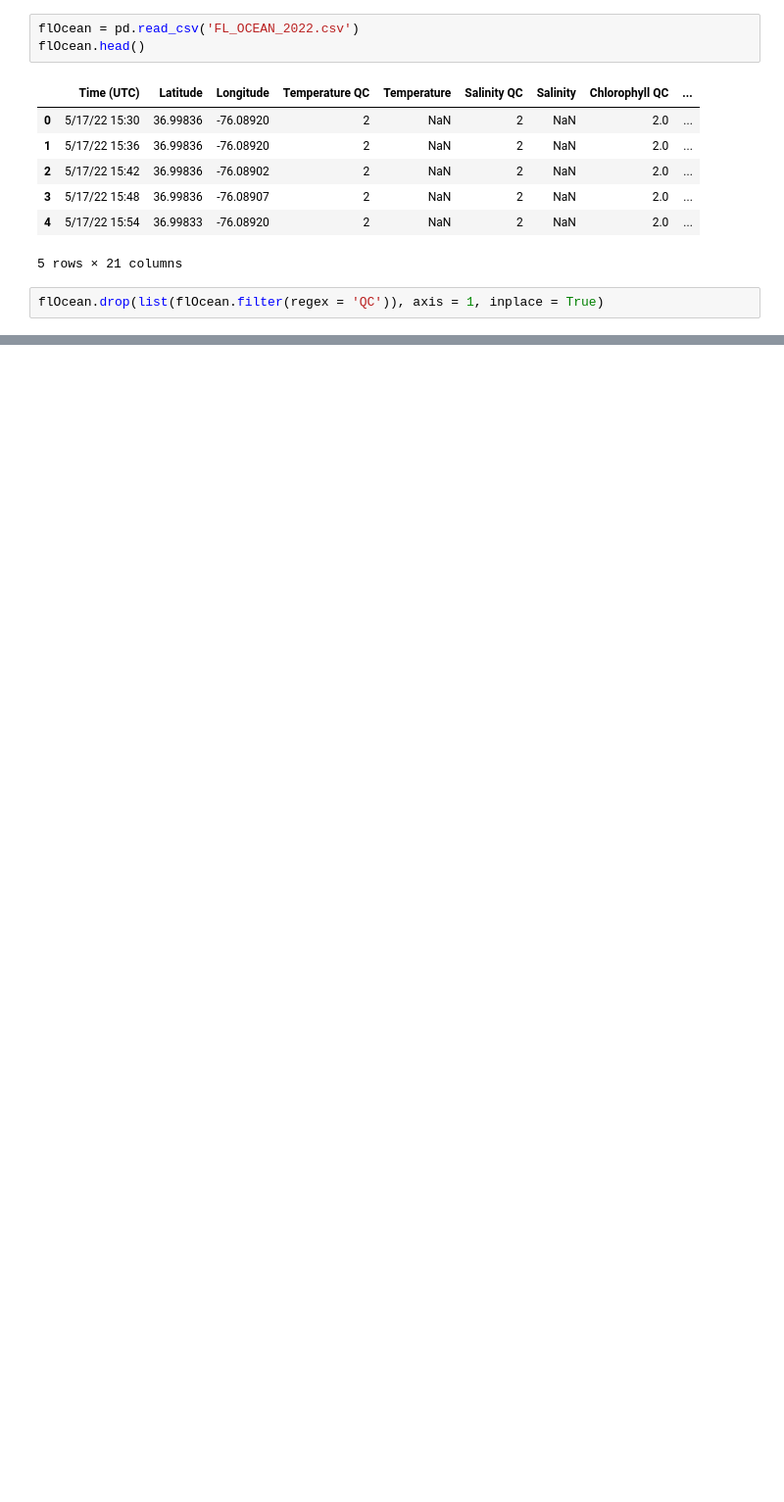
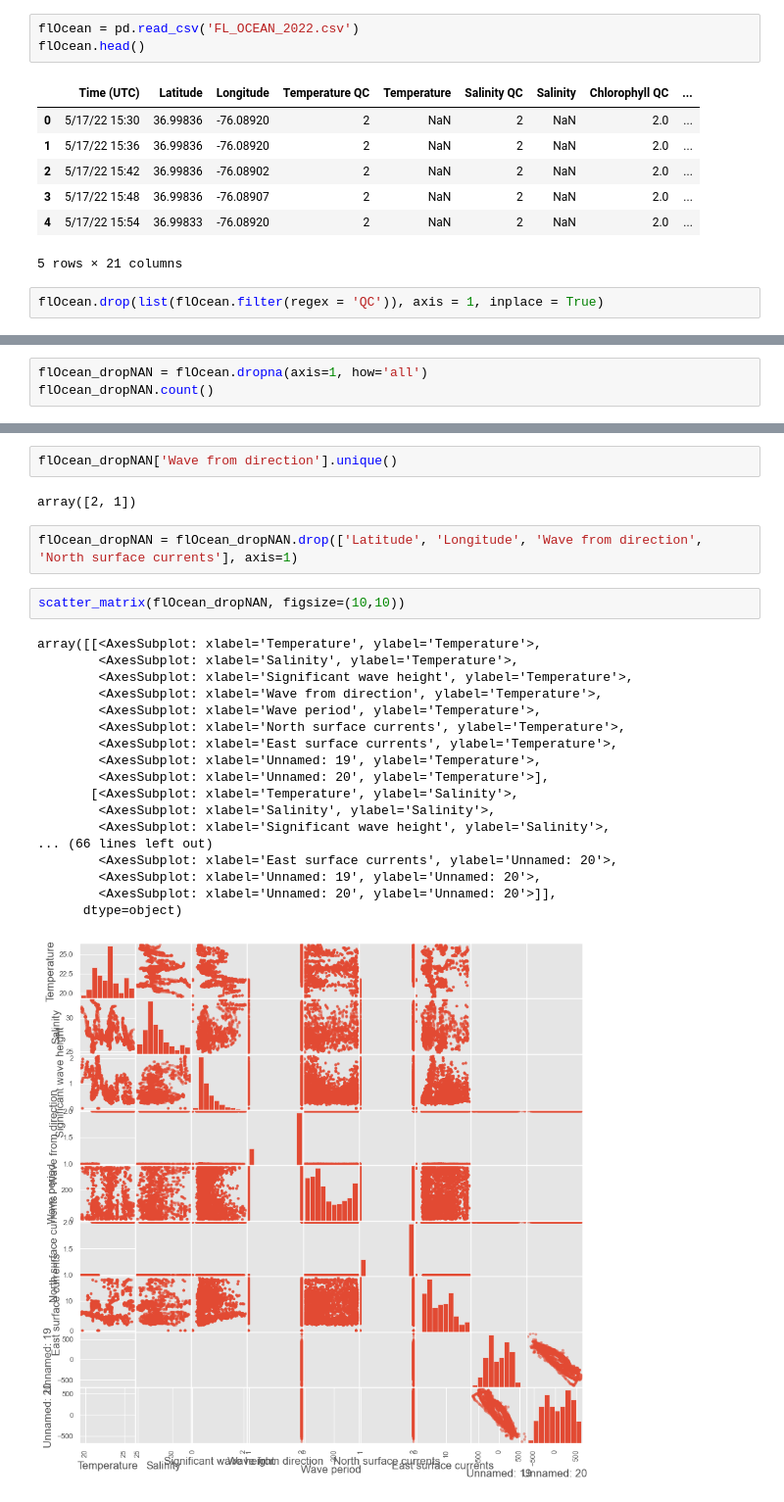
Before and after one commit to tacotuesday/reading_list, a Jupyter notebook: data_playground/buoybay/first_landing.ipynb, the cells around one changed output, grey strips where cells are left out. Shown at 98% size. Cells and saved outputs as stored; diff of their text form; blank space fills up the shorter version.

```diff
--- a/data_playground/buoybay/first_landing.ipynb
+++ b/data_playground/buoybay/first_landing.ipynb
@@ -40,0 +39,3 @@ TypeError: 'str' object is not callable
+# %%
+flOcean_dropNAN = flOcean.dropna(axis=1, how='all')
+flOcean_dropNAN.count()
@@ -40,0 +87,27 @@ TypeError: 'str' object is not callable
+# %%
+flOcean_dropNAN['Wave from direction'].unique()
+# %% [output]
+array([2, 1])
+# %%
+flOcean_dropNAN = flOcean_dropNAN.drop(['Latitude', 'Longitude', 'Wave from direction', 'North surface currents'], axis=1)
+# %%
+scatter_matrix(flOcean_dropNAN, figsize=(10,10))
+# %% [output]
+array([[<AxesSubplot: xlabel='Temperature', ylabel='Temperature'>,
+        <AxesSubplot: xlabel='Salinity', ylabel='Temperature'>,
+        <AxesSubplot: xlabel='Significant wave height', ylabel='Temperature'>,
+        <AxesSubplot: xlabel='Wave from direction', ylabel='Temperature'>,
+        <AxesSubplot: xlabel='Wave period', ylabel='Temperature'>,
+        <AxesSubplot: xlabel='North surface currents', ylabel='Temperature'>,
+        <AxesSubplot: xlabel='East surface currents', ylabel='Temperature'>,
+        <AxesSubplot: xlabel='Unnamed: 19', ylabel='Temperature'>,
+        <AxesSubplot: xlabel='Unnamed: 20', ylabel='Temperature'>],
+       [<AxesSubplot: xlabel='Temperature', ylabel='Salinity'>,
+        <AxesSubplot: xlabel='Salinity', ylabel='Salinity'>,
+        <AxesSubplot: xlabel='Significant wave height', ylabel='Salinity'>,
+... (66 lines left out)
+        <AxesSubplot: xlabel='East surface currents', ylabel='Unnamed: 20'>,
+        <AxesSubplot: xlabel='Unnamed: 19', ylabel='Unnamed: 20'>,
+        <AxesSubplot: xlabel='Unnamed: 20', ylabel='Unnamed: 20'>]],
+      dtype=object)
+[figure, added]
```
Also changed, not shown: parts of 10 cells of this notebook, 1 other file.
